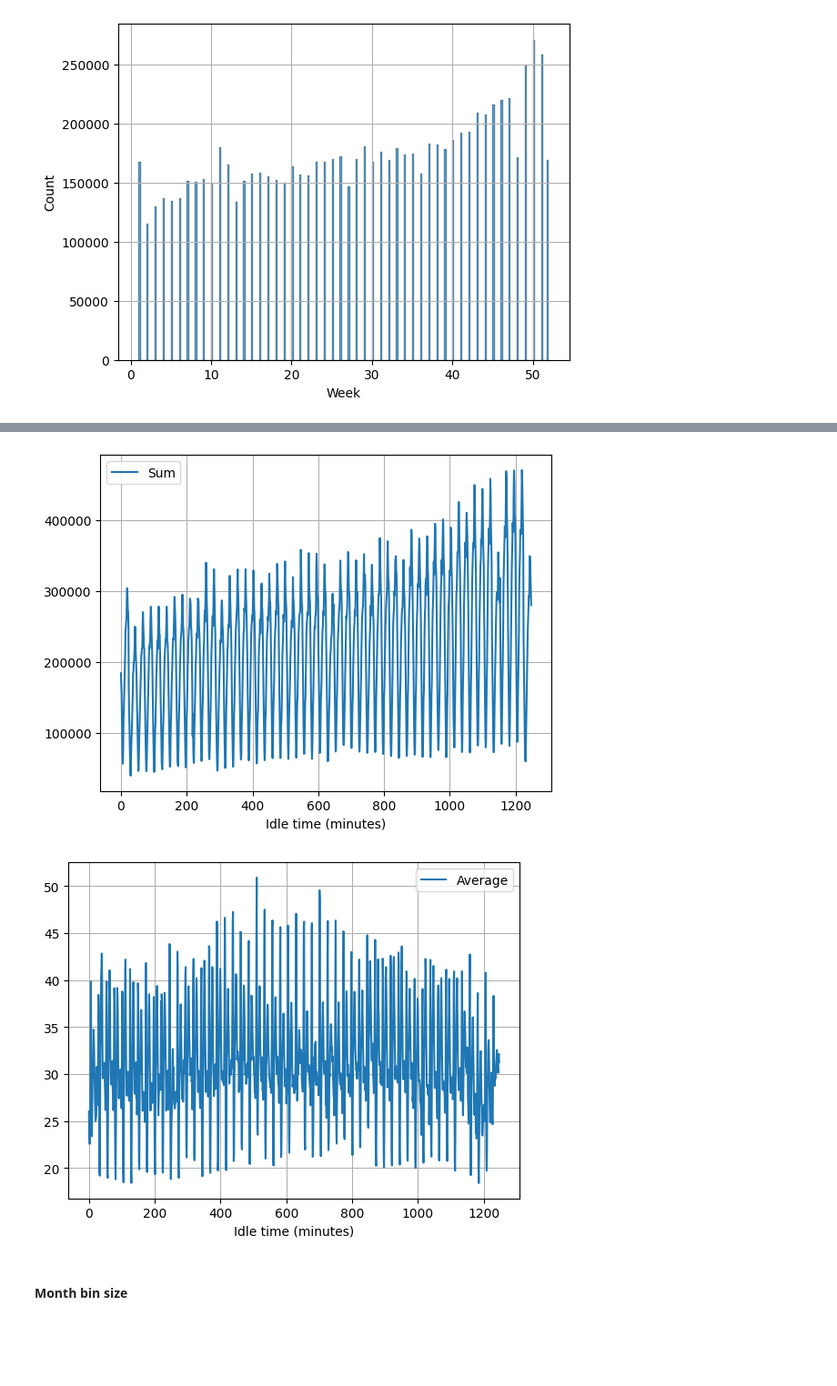
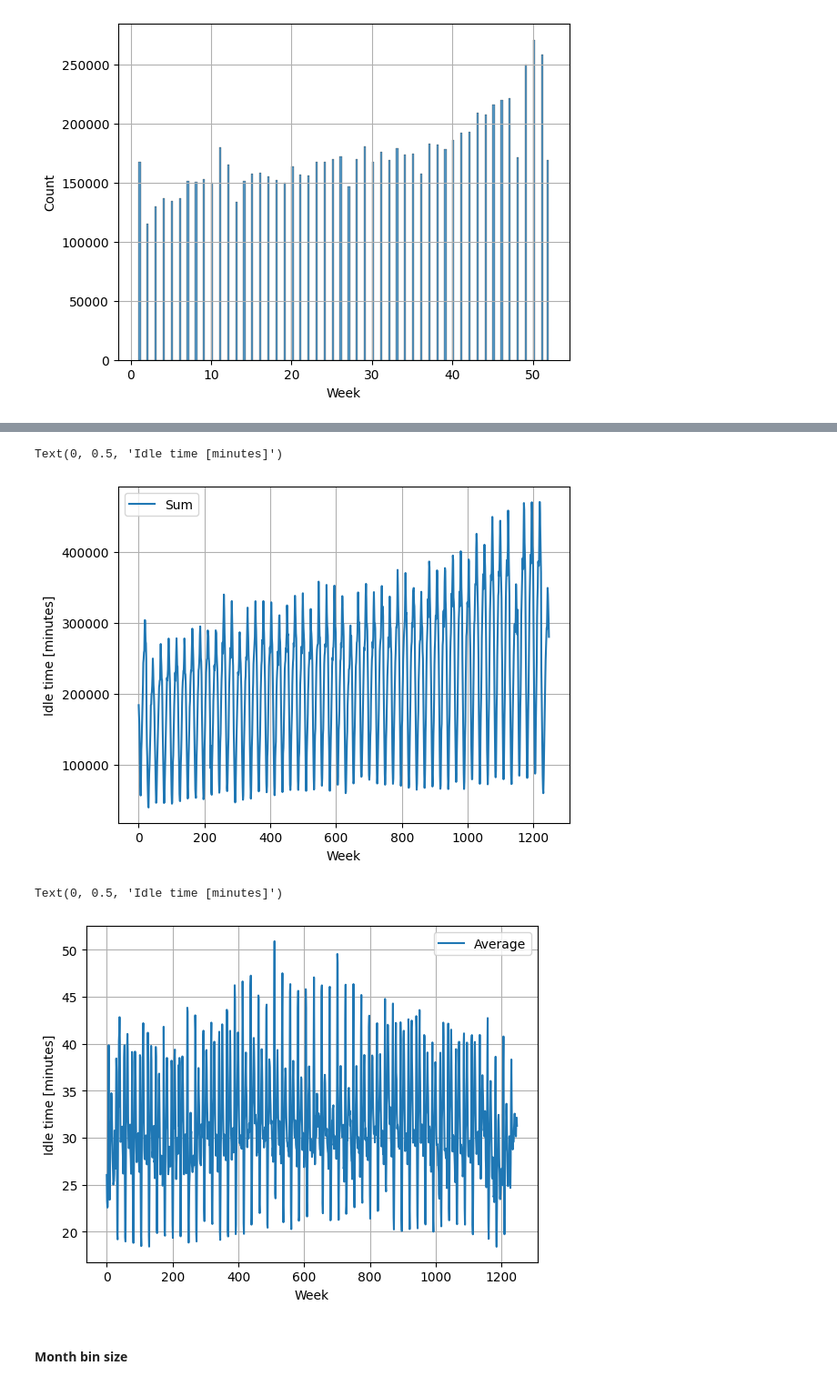
Before and after one commit to Hannah2800/AAA_2023_AdvancedPythonPandas, a Jupyter notebook: Task 2 - Descriptive (Spatial) Analysis/Task 2 - Descriptive (Spatial) Analytics - Average idle time.ipynb, the cells around one changed output, grey strips where cells are left out. Shown at 91% size. Saved outputs shown, nothing was run; the diff lists cells and outputs as text; code cells hidden in the pictures; blank space fills up the shorter version.

```diff
--- a/Task 2 - Descriptive (Spatial) Analysis/Task 2 - Descriptive (Spatial) Analytics - Average idle time.ipynb
+++ b/Task 2 - Descriptive (Spatial) Analysis/Task 2 - Descriptive (Spatial) Analytics - Average idle time.ipynb
@@ -378,18 +471,18 @@ plt.grid()
 #how many idle time do we have grouped by the week and hour in total
 desc.descr_stat(df, columns=["start_time_week", "start_time_hourly", "Idle Time Minutes"], group_by=["start_time_week", "start_time_hourly"], sort=True, sort_by=["start_time_week", "start_time_hourly"], as_index=False, agg_mode="sum", plot=True)
 plt.xlabel("Week")
-plt.xlabel("Idle time (minutes)")
-plt.grid()
+plt.ylabel("Idle time [minutes]")
 # %% [output]
+Text(0, 0.5, 'Idle time [minutes]')
-[figure, old version]
+[figure, new version]
 # %%
 #how many idle time do we have grouped by the week and hour on average
 desc.descr_stat(df, columns=["start_time_week", "start_time_hourly", "Idle Time Minutes"], group_by=["start_time_week", "start_time_hourly"], sort=True, sort_by=["Idle Time Minutes"], as_index=False, agg_mode="mean", plot=True)
 plt.xlabel("Week")
-plt.xlabel("Idle time (minutes)")
-plt.grid()
+plt.ylabel("Idle time [minutes]")
 # %% [output]
+Text(0, 0.5, 'Idle time [minutes]')
-[figure, old version]
+[figure, new version]
 # %% [markdown]
 #### Month bin size
 # %%
```
Also changed, not shown: parts of 33 cells of this notebook, 1 other file.
